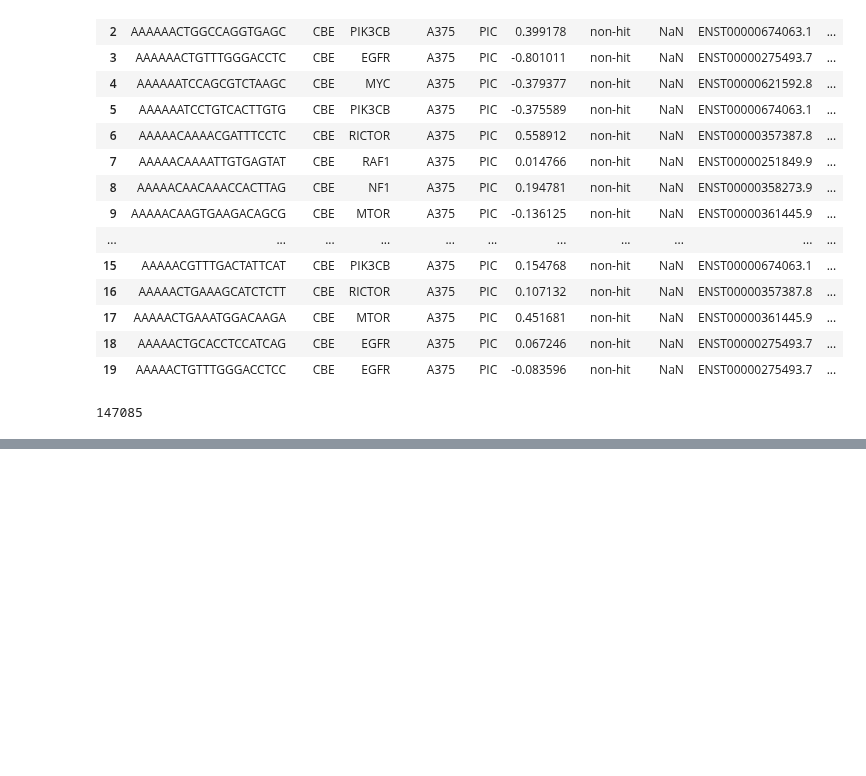
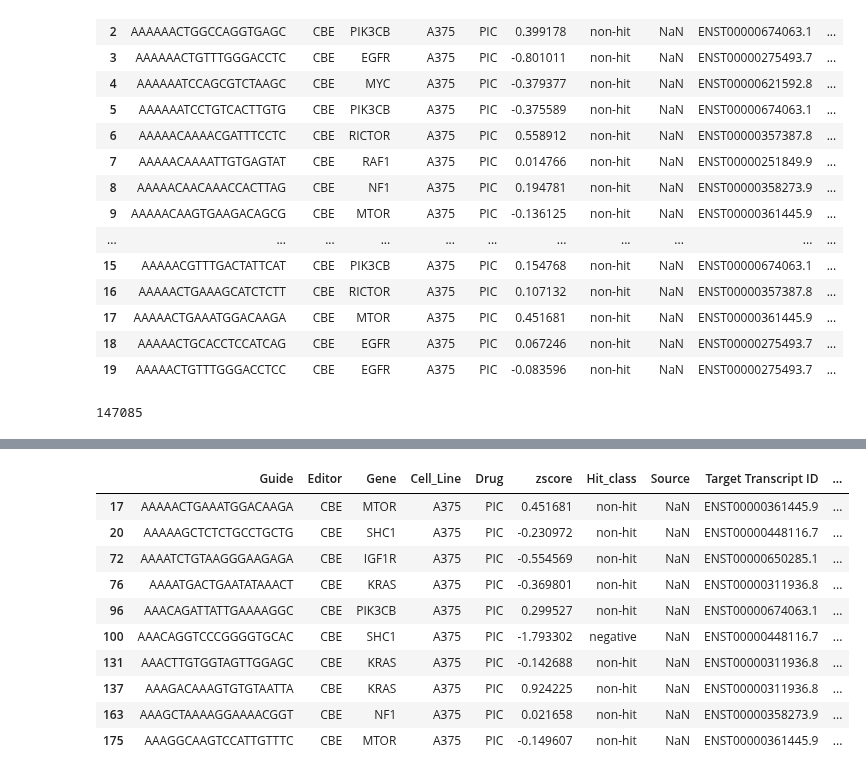
Before and after one commit to QuantitativeBiology/BECancerResistome, a Jupyter notebook: BECancerResistome/Guides_annotation/ProtVar_annotation.ipynb, the cells around one changed output, grey strips where cells are left out. Drawn from its saved outputs; the diff is of its cells as text; code cells hidden in the pictures; blank space fills up the shorter version.

Commit message:
update ProtvVar_annotation (interfaces)

```diff
--- a/BECancerResistome/Guides_annotation/ProtVar_annotation.ipynb
+++ b/BECancerResistome/Guides_annotation/ProtVar_annotation.ipynb
@@ -795,0 +1086,23 @@ len(annotated_control_foldx_pockets_confident_df)
+# %%
+def compute_interface_flags(df, interfaces_df):
+    #create a dataset with unique combinations of protein + residue
+    unique_residues = (df[['uniprot_accession', 'aa_pos']].drop_duplicates().reset_index(drop=True))
+
+    #Exclude rows with no residue change (NC)
+    unique_residues = unique_residues[unique_residues['aa_pos']!= '(NC)']
+
+    #Exclude non-canonical uniprot proteins
+    non_canonical_proteins = ['P01116', 'P29353', 'Q9UGN5']
+    unique_residues= unique_residues[~unique_residues['uniprot_accession'].isin(non_canonical_proteins)]
+
+    #Compute interface flags and counts
+    unique_residues[['is_in_interface','interface_count']] = unique_residues.apply(
+        lambda row: pd.Series(
+            is_residue_in_interface(row['uniprot_accession'], row['aa_pos'], interfaces_df)
+        ),
+    axis=1
+    )
+
+    return unique_residues
+# %%
+unique_resid_interface_flags = compute_interface_flags(annotated_control_foldx_pockets_df, interfaces_high_confidence)
@@ -795,0 +1140,7 @@ len(annotated_control_foldx_pockets_confident_df)
+# %%
+# Merge the unique residues flags to the entire annotated dataset
+annotated_control_foldx_pockets_interface_df = annotated_control_foldx_pockets_df.merge(
+    unique_resid_interface_flags,
+    on=['uniprot_accession', 'aa_pos'],
+    how='left'
+)
@@ -795,0 +1154,16 @@ len(annotated_control_foldx_pockets_confident_df)
+# %%
+null = annotated_control_foldx_pockets_interface_df[annotated_control_foldx_pockets_interface_df['is_in_interface'].isna()]
+# %%
+null.head(10)
+# %% [output]
+|  | Guide | Editor | Gene | Cell_Line | Drug | zscore | Hit_class | Source | Target Transcript ID | ... |
+| 17 | AAAAACTGAAATGGACAAGA | CBE | MTOR | A375 | PIC | 0.451681 | non-hit | NaN | ENST00000361445.9 | ... |
+| 20 | AAAAAGCTCTCTGCCTGCTG | CBE | SHC1 | A375 | PIC | -0.230972 | non-hit | NaN | ENST00000448116.7 | ... |
+| 72 | AAAATCTGTAAGGGAAGAGA | CBE | IGF1R | A375 | PIC | -0.554569 | non-hit | NaN | ENST00000650285.1 | ... |
+| 76 | AAAATGACTGAATATAAACT | CBE | KRAS | A375 | PIC | -0.369801 | non-hit | NaN | ENST00000311936.8 | ... |
+| 96 | AAACAGATTATTGAAAAGGC | CBE | PIK3CB | A375 | PIC | 0.299527 | non-hit | NaN | ENST00000674063.1 | ... |
+| 100 | AAACAGGTCCCGGGGTGCAC | CBE | SHC1 | A375 | PIC | -1.793302 | negative | NaN | ENST00000448116.7 | ... |
+| 131 | AAACTTGTGGTAGTTGGAGC | CBE | KRAS | A375 | PIC | -0.142688 | non-hit | NaN | ENST00000311936.8 | ... |
+| 137 | AAAGACAAAGTGTGTAATTA | CBE | KRAS | A375 | PIC | 0.924225 | non-hit | NaN | ENST00000311936.8 | ... |
+| 163 | AAAGCTAAAAGGAAAACGGT | CBE | NF1 | A375 | PIC | 0.021658 | non-hit | NaN | ENST00000358273.9 | ... |
+| 175 | AAAGGCAAGTCCATTGTTTC | CBE | MTOR | A375 | PIC | -0.149607 | non-hit | NaN | ENST00000361445.9 | ... |
```
Also changed, not shown: parts of 53 cells of this notebook.
